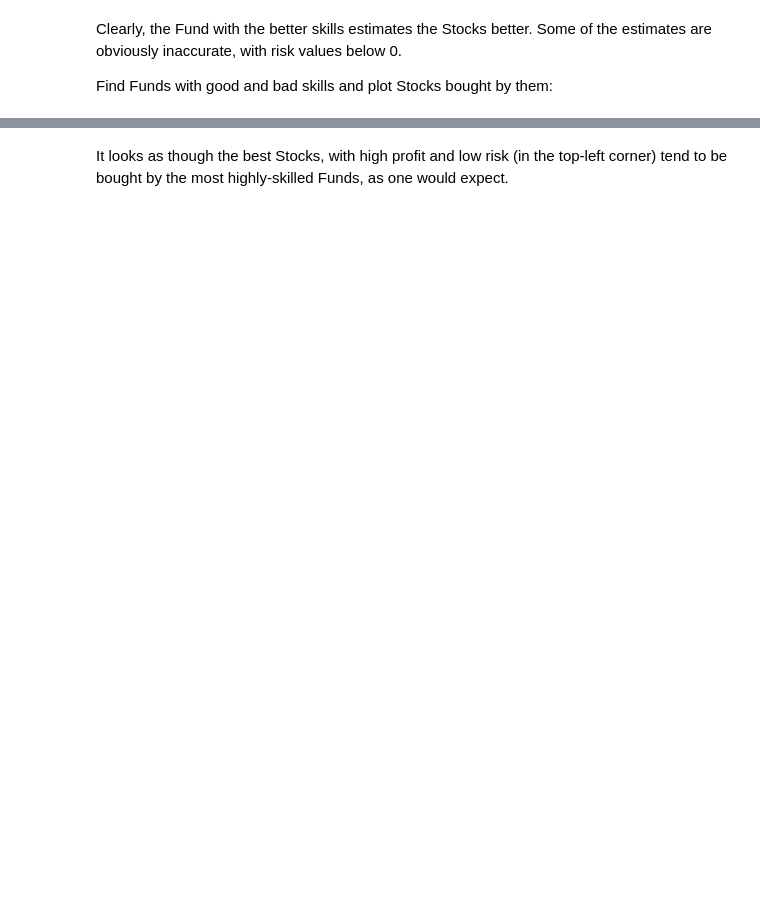
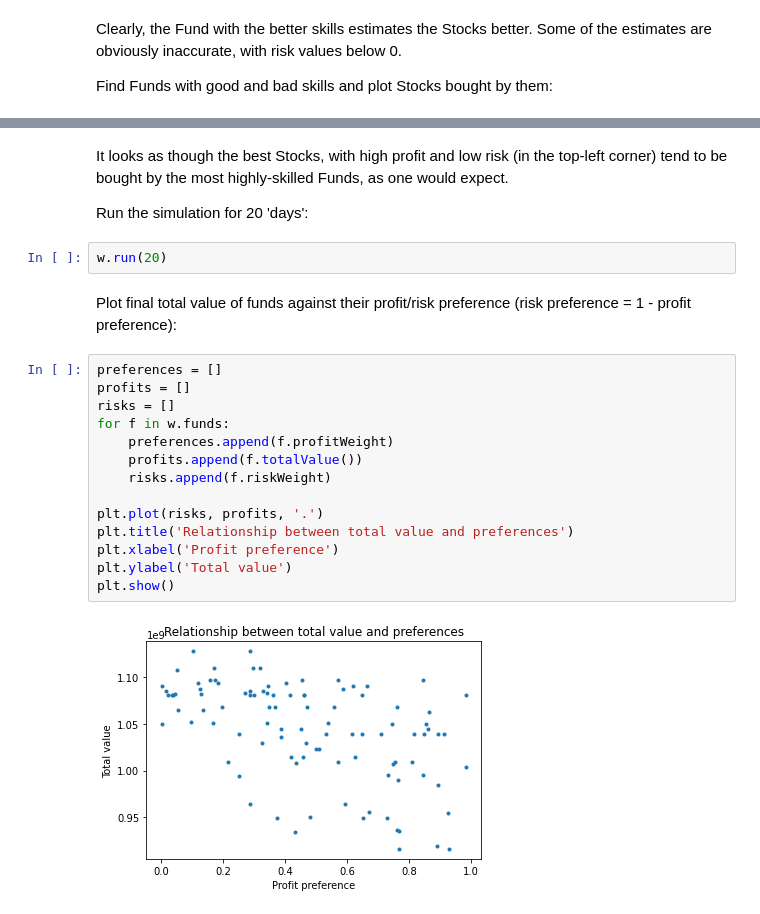
Before and after one commit to maxsmartofficial/HedgeFundManager, a Jupyter notebook: Notebook_v1.0.ipynb, the cells around one changed output, grey strips where cells are left out. Cells and saved outputs as stored; diff of their text form; blank space fills up the shorter version.

Commit message:
Ran simulation in notebook with resutls that seem incorrect

```diff
--- a/Notebook_v1.0.ipynb
+++ b/Notebook_v1.0.ipynb
@@ -125,2 +125,24 @@ Text(0, 0.5, 'Profit')
 # %% [markdown]
 It looks as though the best Stocks, with high profit and low risk (in the top-left corner) tend to be bought by the most highly-skilled Funds, as one would expect.
+
+Run the simulation for 20 'days':
+# %%
+w.run(20)
+# %% [markdown]
+Plot final total value of funds against their profit/risk preference (risk preference = 1 - profit preference):
+# %%
+preferences = []
+profits = []
+risks = []
+for f in w.funds:
+    preferences.append(f.profitWeight)
+    profits.append(f.totalValue())
+    risks.append(f.riskWeight)
+
+plt.plot(risks, profits, '.')
+plt.title('Relationship between total value and preferences')
+plt.xlabel('Profit preference')
+plt.ylabel('Total value')
+plt.show()
+# %% [output]
+[figure, added]
```
Also changed, not shown: parts of 2 cells of this notebook.
